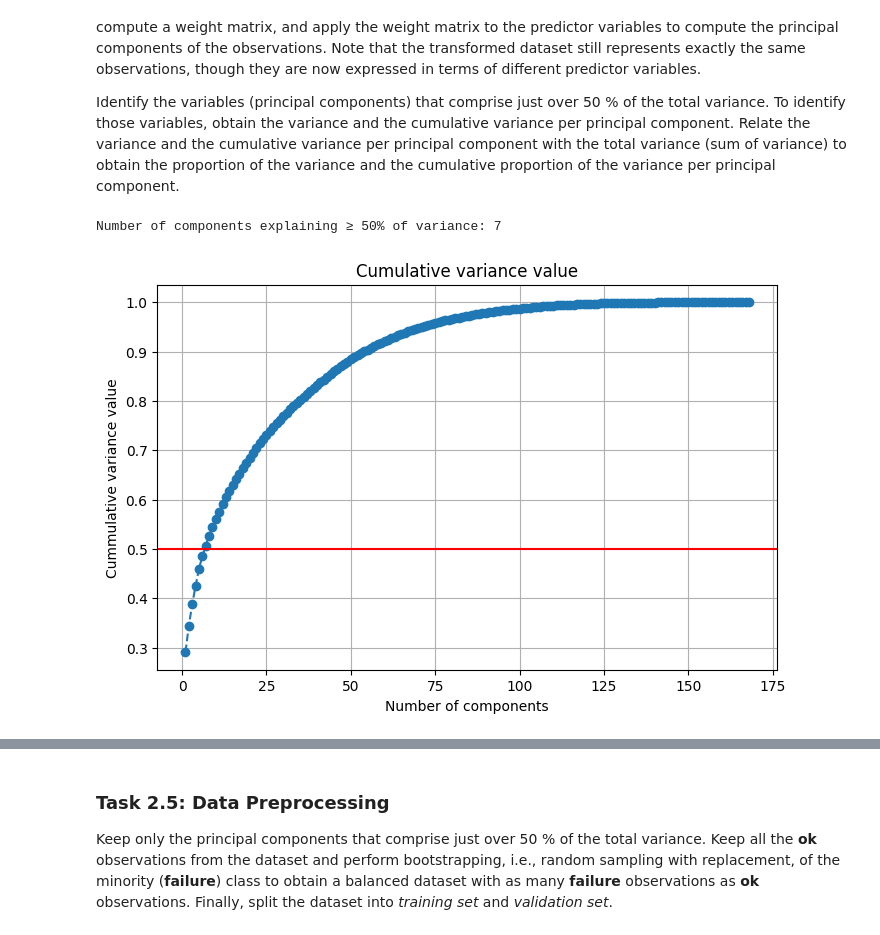
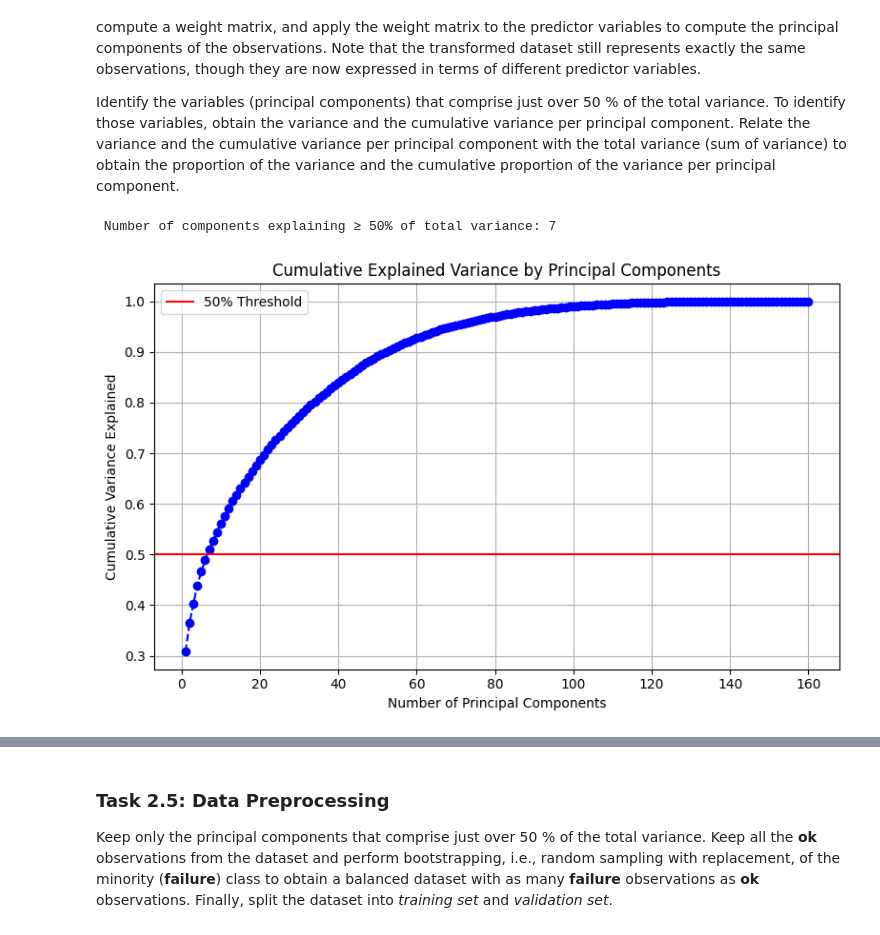
Before and after one commit to borondzhiyan/PS3, a Jupyter notebook: 03-classification.ipynb, the cells around one changed output, grey strips where cells are left out. Cells and saved outputs as stored; diff of their text form; code cells hidden in the pictures.

```diff
--- a/03-classification.ipynb
+++ b/03-classification.ipynb
@@ -385,16 +385,24 @@ model_pack = {
     'classifier': final_knn    # обученный KNN на PC1 + PC2
 }
 
+model_pack = {
+    'scaler': scaler,                          # объект стандартизации
+    'pca': pca,                                # объект PCA
+    'classifier': final_knn,                 # финальный обученный классификатор
+    'variable_means': variable_means,          # средние значения признаков
+    'cols_to_keep': X_clean.columns.tolist()   # признаки, прошедшие отбор
+}
+
 # Информация для отладки
 print("model_pack keys:", model_pack.keys())
 print("scaler:", type(model_pack['scaler']))
 print("pca:", type(model_pack['pca']))
 print("classifier:", type(model_pack['classifier']))
 
-# Сохраняем модельный словарь в файл
+
 os.makedirs("data", exist_ok=True)
 with open(os.path.join("data", "classifier.pkl"), 'wb') as f:
     pickle.dump(model_pack, f)
 
-print("\n✅ Модель успешно сохранена в data/classifier.pkl")
+print("\n model saved in data/classifier.pkl")
 # %% [output]
@@ -601,59 +679,61 @@ Identify the variables (principal components) that comprise just over 50 % of th
 # %%
 from sklearn.preprocessing import StandardScaler
 from sklearn.decomposition import PCA
 import matplotlib.pyplot as plt
-#from ace_tools import display_dataframe_to_user
+import pandas as pd
+import numpy as np
+import seaborn as sns
+
+# Normalize the dataset using Z-score normalization
+#  ensure each feature has mean=0 and standard deviation=1,
+#    which is required before applying PCA.
+
 scaler = StandardScaler()
-X_scaled = StandardScaler().fit_transform(X_clean) # z=score normalisation
+X_scaled = scaler.fit_transform(X_clean)  # X_clean = cleaned dataset (no NaNs, only numeric)
 
-# Principal component analysis
+# Perform Principal Component Analysis
+#    PCA transforms the dataset into uncorrelated principal components.
 pca = PCA()
+X_pca = pca.fit_transform(X_scaled)
 
-X_pca=pca.fit_transform(X_scaled)
+#  Variance explained by each principal component
+explained_variance_ratio = pca.explained_variance_ratio_  # share of variance explained per PC
 
+# Cumulative variance across components
 
-# получение доли объясненной дисперсии для каждой главной компоненты
-explained_variance_ratio = pca.explained_variance_ratio_
+cumulative_variance = np.cumsum(explained_variance_ratio)  # running total of explained variance
 
-# вычисление накопленной доли объясненной дисперсии
-cumulative_variance = np.cumsum(explained_variance_ratio)
+# Identify the number of components explaining ≥ 50% of total variance
 
-# определение количества компонент, объясняющих более 50% дисперсии
 num_components_50 = np.argmax(cumulative_variance >= 0.5) + 1
+print(f" Number of components explaining ≥ 50% of total variance: {num_components_50}")
 
-print(f"Number of components explaining ≥ 50% of variance: {num_components_50}")
+# Plot cumulative variance curve (Scree plot)
 
-# построение графика накопленной доли объясненной дисперсии
 plt.figure(figsize=(8, 5))
-plt.plot(range(1, len(cumulative_variance) + 1), cumulative_variance, marker='o', linestyle='--')
-plt.axhline(y=0.5, color='r', linestyle='-')
-plt.title('Cumulative variance value')
-plt.xlabel('Number of components')
-plt.ylabel('Cummulative variance value')
+plt.plot(range(1, len(cumulative_variance) + 1), cumulative_variance,
+         marker='o', linestyle='--', color='blue')
+plt.axhline(y=0.5, color='red', linestyle='-', label='50% Threshold')
+plt.title('Cumulative Explained Variance by Principal Components')
+plt.xlabel('Number of Principal Components')
+plt.ylabel('Cumulative Variance Explained')
 plt.grid(True)
+plt.legend()
+plt.tight_layout()
 plt.show()
 
 
-# Создание таблицы с информацией о каждой главной компоненте
+# Create summary table for each principal component
+
 pca_results = pd.DataFrame({
     'Principal Component': [f'PC{i+1}' for i in range(len(explained_variance_ratio))],
-    'Variance share': explained_variance_ratio,
-    'Cummulative variance share': cumulative_variance
+    'Variance Explained (%)': explained_variance_ratio,
+    'Cumulative Variance Explained (%)': cumulative_variance
 })
 
-# Отображение первых 10 строк таблицы
+
+print("🔍 Top 10 principal components with highest explained variance:")
 print(pca_results.head(10))
-
-import seaborn as sns
-import matplotlib.pyplot as plt
-
-# Предполагается, что X_scaled — стандартизированные данные
-cov_matrix = np.cov(X_scaled, rowvar=False)
-
-plt.figure(figsize=(10, 8))
-sns.heatmap(cov_matrix, cmap='coolwarm', annot=False)
-plt.title('Ковариационная матрица признаков')
-plt.show()
 # %% [output]
-Number of components explaining ≥ 50% of variance: 7
+ Number of components explaining ≥ 50% of total variance: 7
-[figure, old version]
+[figure, new version]
```
Also changed, not shown: parts of 22 cells of this notebook, 2 other files.
